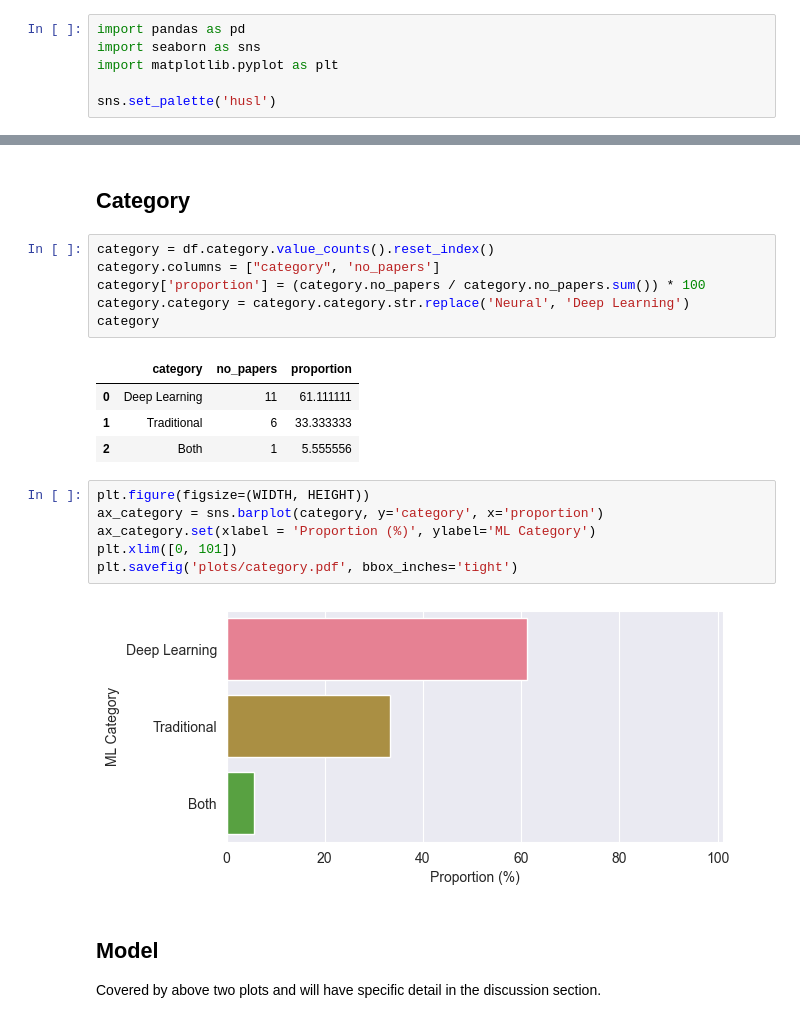
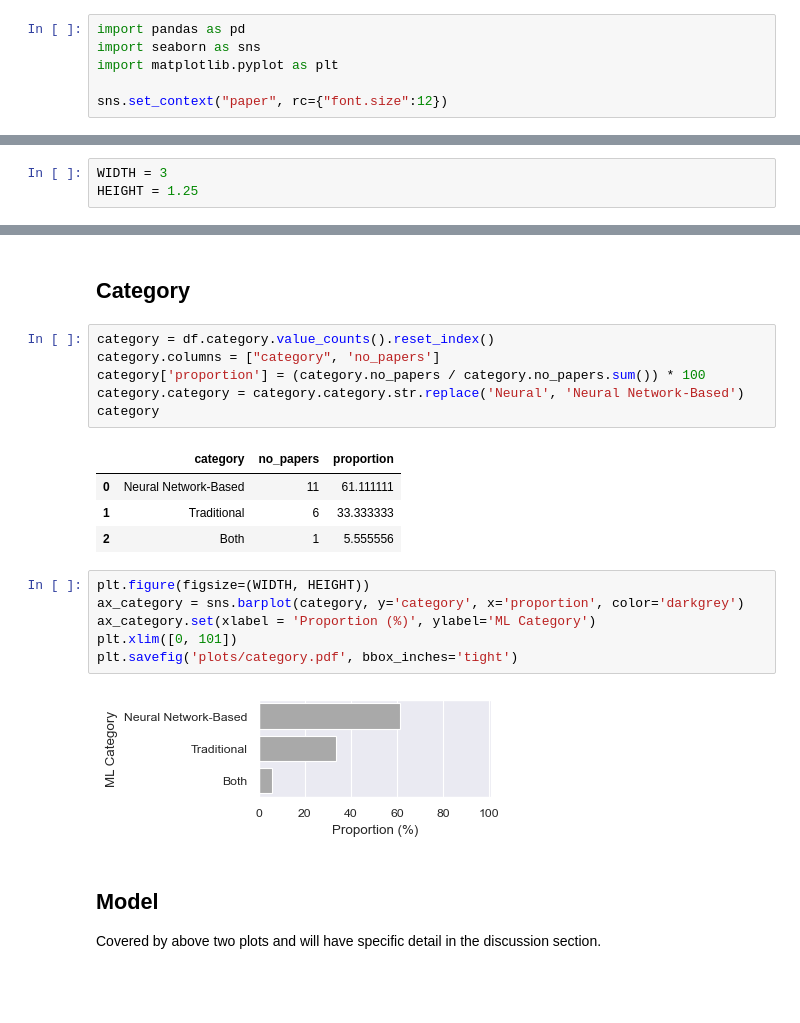
Before and after one commit to m-messer/In-Depth_Analysis_ML_Graders_Analysis, a Jupyter notebook: analysis.ipynb, the cells around one changed output, grey strips where cells are left out. Cells and saved outputs as stored; diff of their text form; blank space fills up the shorter version.

```diff
--- a/analysis.ipynb
+++ b/analysis.ipynb
@@ -3,7 +3,7 @@ import pandas as pd
 import seaborn as sns
 import matplotlib.pyplot as plt
 
-sns.set_palette('husl')
+sns.set_context("paper", rc={"font.size":12})
 # %% [markdown]
 ## Get results and tidy dataset
 # %%
@@ -64,3 +64,6 @@ HEIGHT = 3
+# %%
+WIDTH = 3
+HEIGHT = 1.25
 # %% [markdown]
 ## Skills
 # %%
@@ -112,21 +115,21 @@ plt.savefig('plots/paradigm.pdf', bbox_inches='tight')
 category = df.category.value_counts().reset_index()
 category.columns = ["category", 'no_papers']
 category['proportion'] = (category.no_papers / category.no_papers.sum()) * 100
-category.category = category.category.str.replace('Neural', 'Deep Learning')
+category.category = category.category.str.replace('Neural', 'Neural Network-Based')
 category
 # %% [output]
 |  | category | no_papers | proportion |
-| 0 | Deep Learning | 11 | 61.111111 |
+| 0 | Neural Network-Based | 11 | 61.111111 |
 | 1 | Traditional | 6 | 33.333333 |
 | 2 | Both | 1 | 5.555556 |
 # %%
 plt.figure(figsize=(WIDTH, HEIGHT))
-ax_category = sns.barplot(category, y='category', x='proportion')
+ax_category = sns.barplot(category, y='category', x='proportion', color='darkgrey')
 ax_category.set(xlabel = 'Proportion (%)', ylabel='ML Category')
 plt.xlim([0, 101])
 plt.savefig('plots/category.pdf', bbox_inches='tight')
 # %% [output]
-[figure, old version]
+[figure, new version]
 # %% [markdown]
 ## Model
 Covered by above two plots and will have specific detail in the discussion section.
```
Also changed, not shown: parts of 8 cells of this notebook, 6 other files.
